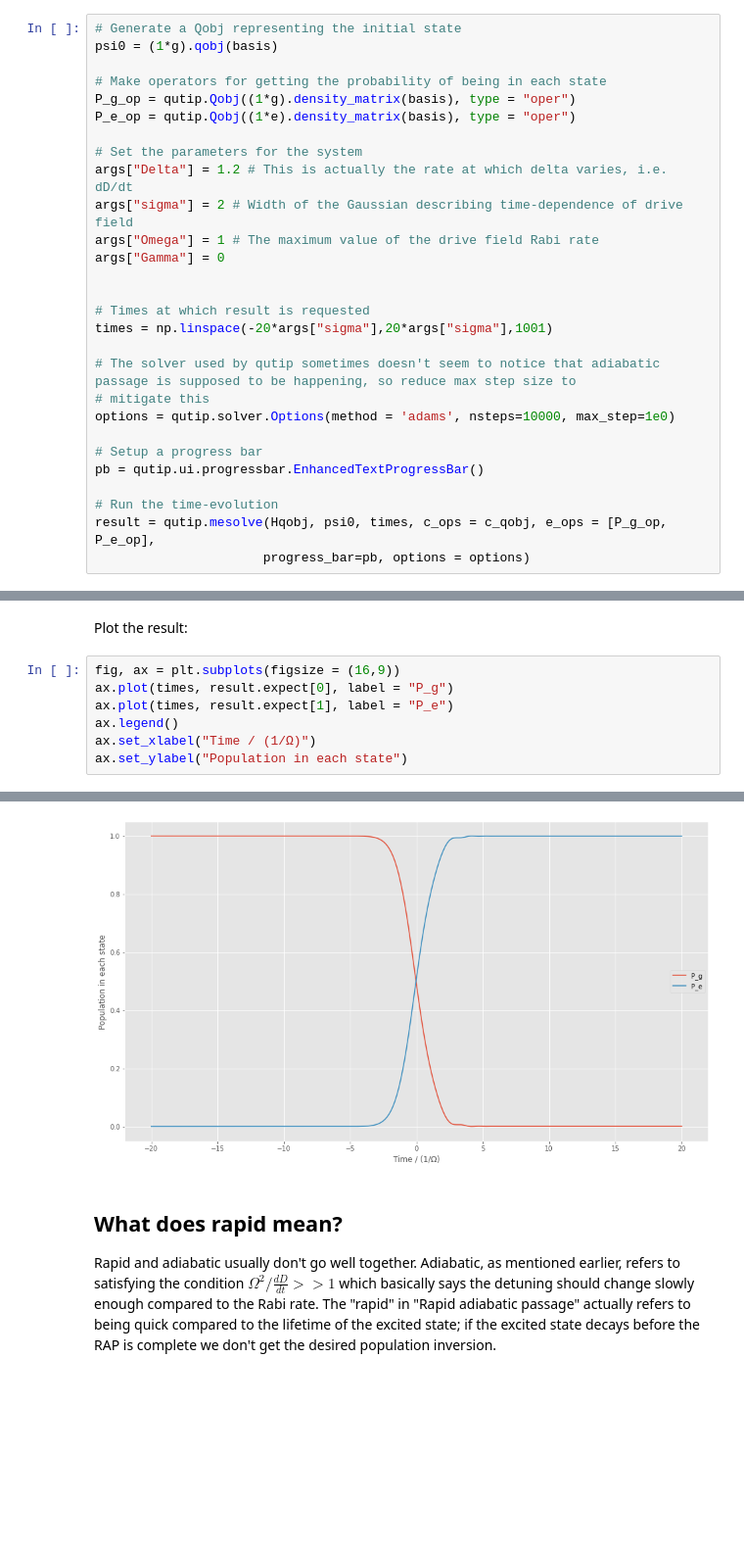
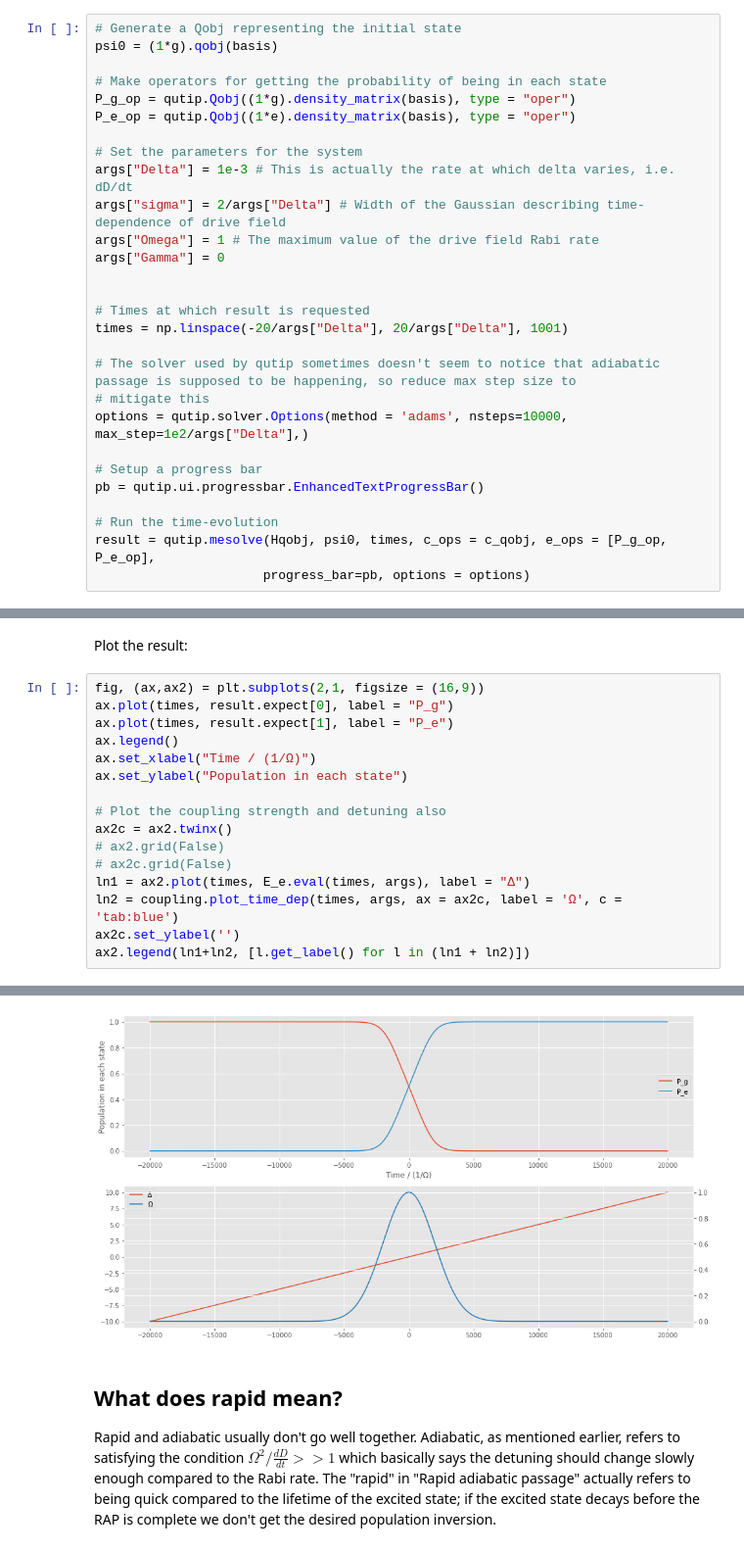
Before and after one commit to otimgren/toy-systems, a Jupyter notebook: examples/Rapid adiabatic passage in a 2-level system.ipynb, the cells around one changed output, grey strips where cells are left out. Shown at 98% size. Cells and saved outputs as stored; diff of their text form; blank space fills up the shorter version.

```diff
--- a/examples/Rapid adiabatic passage in a 2-level system.ipynb
+++ b/examples/Rapid adiabatic passage in a 2-level system.ipynb
@@ -113,18 +118,18 @@ P_g_op = qutip.Qobj((1*g).density_matrix(basis), type = "oper")
 P_e_op = qutip.Qobj((1*e).density_matrix(basis), type = "oper")
 
 # Set the parameters for the system
-args["Delta"] = 1.2 # This is actually the rate at which delta varies, i.e. dD/dt
-args["sigma"] = 2 # Width of the Gaussian describing time-dependence of drive field
+args["Delta"] = 1e-3 # This is actually the rate at which delta varies, i.e. dD/dt
+args["sigma"] = 2/args["Delta"] # Width of the Gaussian describing time-dependence of drive field
 args["Omega"] = 1 # The maximum value of the drive field Rabi rate
 args["Gamma"] = 0
 
 
 # Times at which result is requested
-times = np.linspace(-20*args["sigma"],20*args["sigma"],1001)
+times = np.linspace(-20/args["Delta"], 20/args["Delta"], 1001)
 
 # The solver used by qutip sometimes doesn't seem to notice that adiabatic passage is supposed to be happening, so reduce max step size to
 # mitigate this
-options = qutip.solver.Options(method = 'adams', nsteps=10000, max_step=1e0)
+options = qutip.solver.Options(method = 'adams', nsteps=10000, max_step=1e2/args["Delta"],)
 
 # Setup a progress bar
 pb = qutip.ui.progressbar.EnhancedTextProgressBar()
@@ -137,10 +142,19 @@ result = qutip.mesolve(Hqobj, psi0, times, c_ops = c_qobj, e_ops = [P_g_op, P_e_
 # %% [markdown]
 Plot the result:
 # %%
-fig, ax = plt.subplots(figsize = (16,9))
+fig, (ax,ax2) = plt.subplots(2,1, figsize = (16,9))
 ax.plot(times, result.expect[0], label = "P_g")
 ax.plot(times, result.expect[1], label = "P_e")
 ax.legend()
 ax.set_xlabel("Time / (1/Ω)")
 ax.set_ylabel("Population in each state")
+
+# Plot the coupling strength and detuning also
+ax2c = ax2.twinx()
+# ax2.grid(False)
+# ax2c.grid(False)
+ln1 = ax2.plot(times, E_e.eval(times, args), label = "Δ")
+ln2 = coupling.plot_time_dep(times, args, ax = ax2c, label = 'Ω', c = 'tab:blue')
+ax2c.set_ylabel('')
+ax2.legend(ln1+ln2, [l.get_label() for l in (ln1 + ln2)])
 # %% [output]
@@ -148,4 +162,4 @@ Text(0, 0.5, 'Population in each state')
-[figure, old version]
+[figure, new version]
 # %% [markdown]
 ## What does rapid mean?
 Rapid and adiabatic usually don't go well together. Adiabatic, as mentioned earlier, refers to satisfying the condition $\Omega^2/\frac{dD}{dt} >> 1$ which basically says the detuning should change slowly enough compared to the Rabi rate. The "rapid" in "Rapid adiabatic passage" actually refers to being quick compared to the lifetime of the excited state; if the excited state decays before the RAP is complete we don't get the desired population inversion.
```
Also changed, not shown: parts of 11 cells of this notebook, 7 other files.
